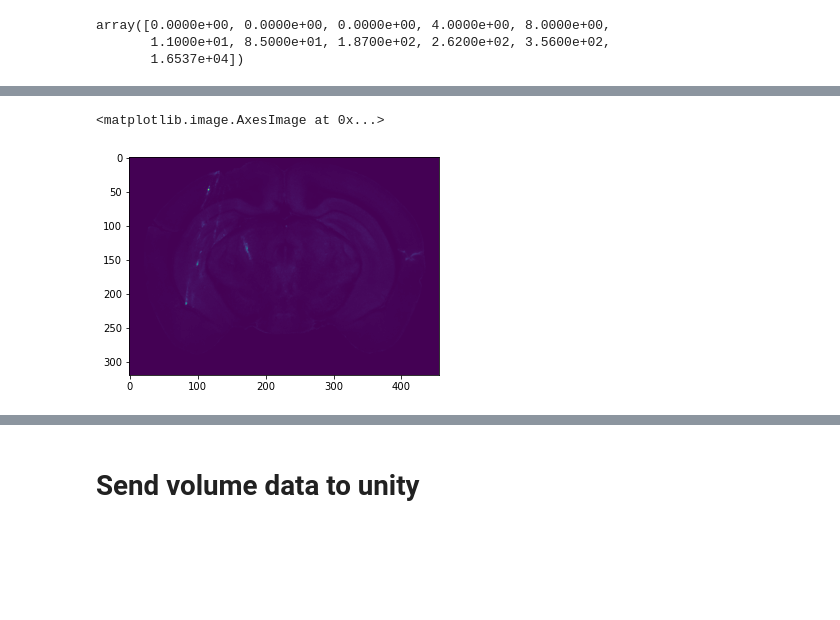
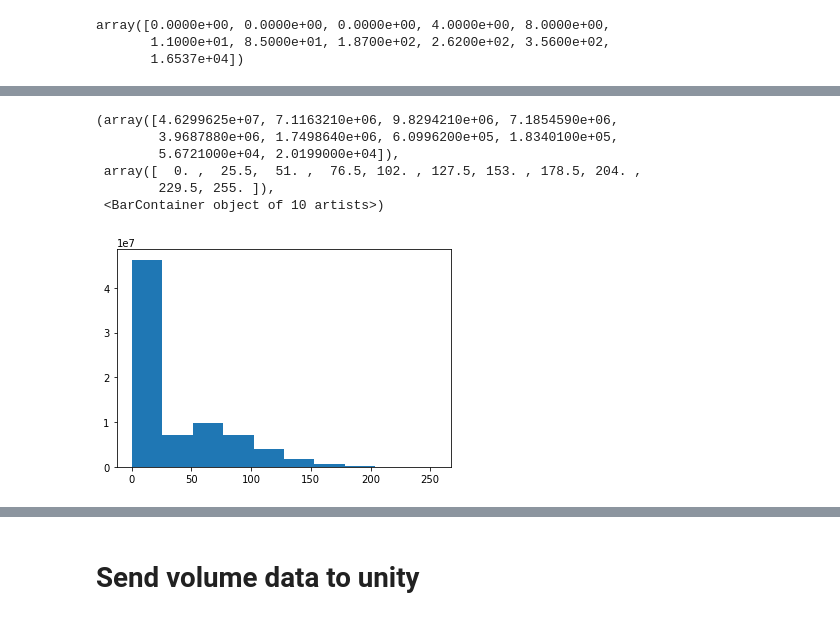
Before and after one commit to VirtualBrainLab/Urchin, a Jupyter notebook: Examples/histology_example.ipynb, the cells around one changed output, grey strips where cells are left out. Cells and saved outputs as stored; diff of their text form; code cells hidden in the pictures; blank space fills up the shorter version.

```diff
--- a/Examples/histology_example.ipynb
+++ b/Examples/histology_example.ipynb
@@ -82,5 +85,10 @@ plt.hist(data_rd_norm[data_rd_norm>1000].flatten())
-# %%
-plt.imshow(np.power(data_rd[321,:,:],1.3))
-# %% [output]
-<matplotlib.image.AxesImage at 0x...>
-[figure, removed]
+# %%
+plt.hist(data_gr_norm[data_gr_norm<=255].flatten())
+# %% [output]
+(array([4.6299625e+07, 7.1163210e+06, 9.8294210e+06, 7.1854590e+06,
+        3.9687880e+06, 1.7498640e+06, 6.0996200e+05, 1.8340100e+05,
+        5.6721000e+04, 2.0199000e+04]),
+ array([  0. ,  25.5,  51. ,  76.5, 102. , 127.5, 153. , 178.5, 204. ,
+        229.5, 255. ]),
+ <BarContainer object of 10 artists>)
+[figure, added]
```
Also changed, not shown: parts of 23 cells of this notebook, 20 other files.
